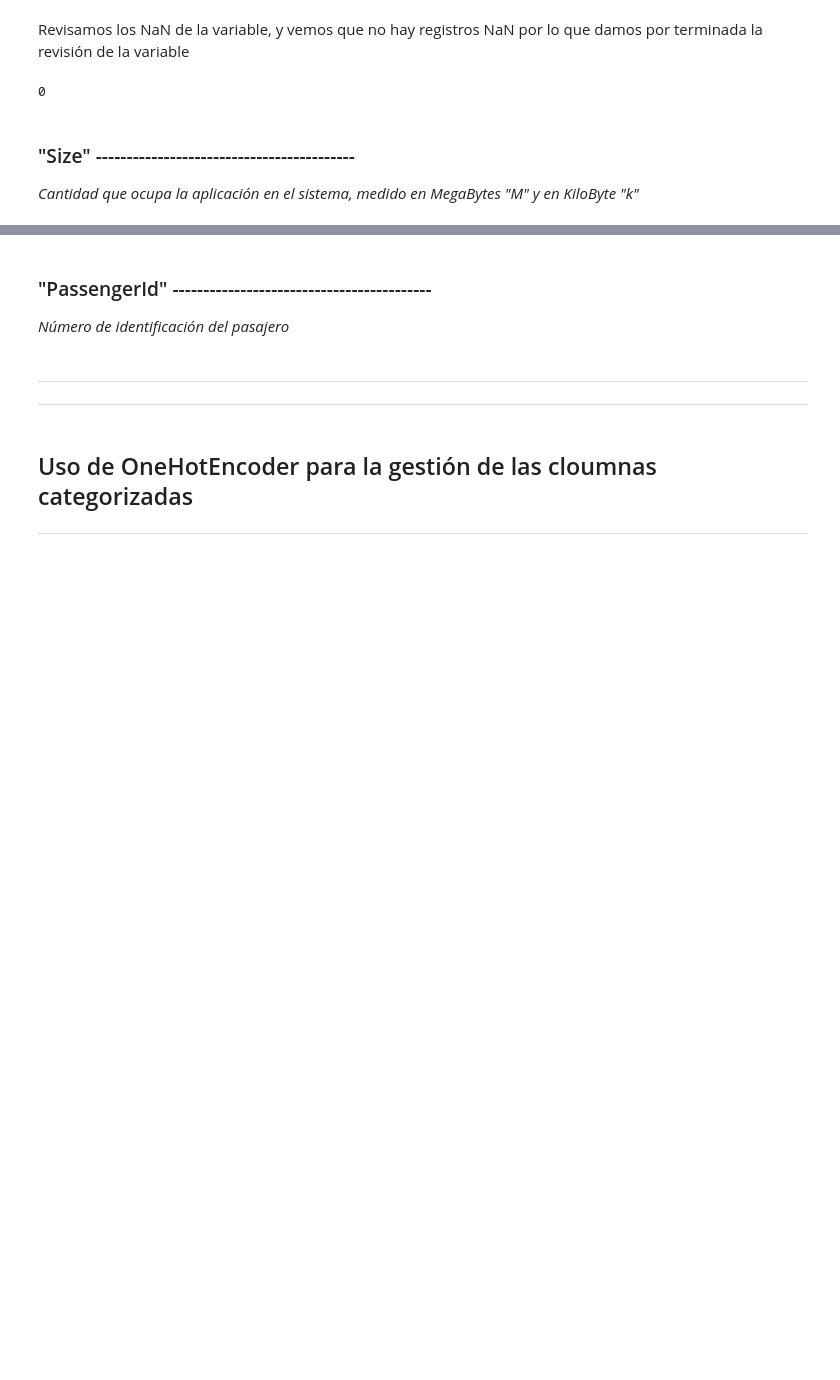
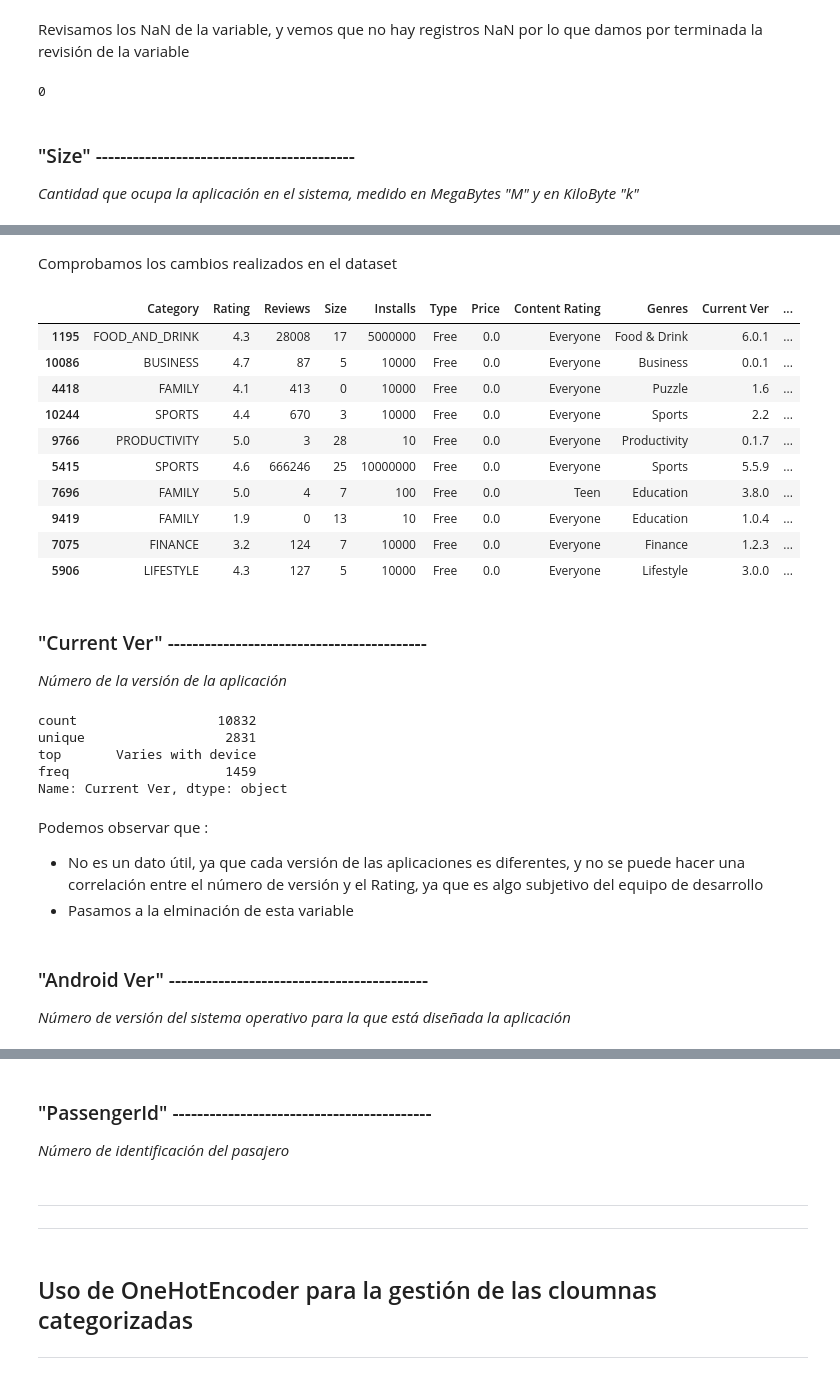
Before and after one commit to RobinGoldwing/golden-ML-GoogleApps, a Jupyter notebook: Google-MultiClas-Ruben.ipynb, the cells around one changed output, grey strips where cells are left out. Saved outputs shown, nothing was run; the diff lists cells and outputs as text; code cells hidden in the pictures; blank space fills up the shorter version.

```diff
--- a/Google-MultiClas-Ruben.ipynb
+++ b/Google-MultiClas-Ruben.ipynb
@@ -437,0 +326,13 @@ KeyError: "['Varies with device'] not found in axis"
+# %%
+# Reemplazamos el caracter 'M' por uno vacio
+google['Size'] = google['Size'].str.replace('M','')
+# Reemplazamos el caracter k por uno vacio y aplicamos un redondeo a la división por 1000 para equipararlo a megabytes
+google['Size'] = google['Size'].apply(lambda x: round(float(x.replace('k',''))/1000,1) if 'k' in x else x)
+# Hallamos la media
+media = google.loc[google['Size'] != 'Varies with device', 'Size'].astype(float).mean()
+# Sustituimos el valor"Varies with device" por la media
+google['Size'] = google['Size'].apply(lambda x: media if x == 'Varies with device' else x)
+# Pasamos el tipo de dato de la variable a Float
+google['Size'] = google['Size'].astype(float)
+# Redondeamos a 1 decimal los valores de la variable
+google['Size'] = google['Size'].round(1)
@@ -437,0 +390,7 @@ KeyError: "['Varies with device'] not found in axis"
+# %%
+# Eliminamos el caracter '+'
+google['Installs'] = google['Installs'].str.replace('+','')
+# Eliminamos el caracter ','
+google['Installs'] = google['Installs'].str.replace(',','')
+# Pasamos el tipo de dato de la variable a Integer
+google['Size'] = google['Size'].astype(int)
@@ -437,0 +477,7 @@ KeyError: "['Varies with device'] not found in axis"
+# %%
+# Eliminamos el caracter '$'
+google['Price'] = google['Price'].str.replace('$','')
+# Pasamos las cantidades a float con 2 decimales
+google['Price'] = google['Price'].apply(lambda x: round(float(x),2))
+# Pasamos el tipo de dato de la variable a Integer
+google['Price'] = google['Price'].astype(float)
@@ -437,0 +592,40 @@ KeyError: "['Varies with device'] not found in axis"
+# %%
+# Pasar la fecha a un tipo de dato que entienda python
+google['Last Updated'] = pd.to_datetime(google['Last Updated'], format='%B %d, %Y')
+# Extraer el año, mes y día para incluirlo en columnas aparte
+# google['day'] = google['Last Updated'].dt.day
+google['month'] = google['Last Updated'].dt.month
+google['year'] = google['Last Updated'].dt.year
+# Eliminación de la columna "Last Updated" para quedarnos únicamente con las nuevas columnas
+google.drop(["Last Updated"],axis=1, inplace=True)
+# %% [markdown]
+Comprobamos los cambios realizados en el dataset
+# %%
+google.sample(10)
+# %% [output]
+|  | Category | Rating | Reviews | Size | Installs | Type | Price | Content Rating | Genres | Current Ver | ... |
+| 1195 | FOOD_AND_DRINK | 4.3 | 28008 | 17 | 5000000 | Free | 0.0 | Everyone | Food & Drink | 6.0.1 | ... |
+| 10086 | BUSINESS | 4.7 | 87 | 5 | 10000 | Free | 0.0 | Everyone | Business | 0.0.1 | ... |
+| 4418 | FAMILY | 4.1 | 413 | 0 | 10000 | Free | 0.0 | Everyone | Puzzle | 1.6 | ... |
+| 10244 | SPORTS | 4.4 | 670 | 3 | 10000 | Free | 0.0 | Everyone | Sports | 2.2 | ... |
+| 9766 | PRODUCTIVITY | 5.0 | 3 | 28 | 10 | Free | 0.0 | Everyone | Productivity | 0.1.7 | ... |
+| 5415 | SPORTS | 4.6 | 666246 | 25 | 10000000 | Free | 0.0 | Everyone | Sports | 5.5.9 | ... |
+| 7696 | FAMILY | 5.0 | 4 | 7 | 100 | Free | 0.0 | Teen | Education | 3.8.0 | ... |
+| 9419 | FAMILY | 1.9 | 0 | 13 | 10 | Free | 0.0 | Everyone | Education | 1.0.4 | ... |
+| 7075 | FINANCE | 3.2 | 124 | 7 | 10000 | Free | 0.0 | Everyone | Finance | 1.2.3 | ... |
+| 5906 | LIFESTYLE | 4.3 | 127 | 5 | 10000 | Free | 0.0 | Everyone | Lifestyle | 3.0.0 | ... |
+# %% [markdown]
+### "Current Ver" ------------------------------------------
+*Número de la versión de la aplicación*
+# %%
+google['Current Ver'].describe()
+# %% [output]
+count                  10832
+unique                  2831
+top       Varies with device
+freq                    1459
+Name: Current Ver, dtype: object
+# %% [markdown]
+Podemos observar que :
+- No es un dato útil, ya que cada versión de las aplicaciones es diferentes, y no se puede hacer una correlación entre el número de versión y el Rating, ya que es algo subjetivo del equipo de desarrollo
+- Pasamos a la elminación de esta variable
@@ -437,0 +634,3 @@ KeyError: "['Varies with device'] not found in axis"
+# %% [markdown]
+### "Android Ver" ------------------------------------------
+*Número de versión del sistema operativo para la que está diseñada la aplicación*
```
Also changed, not shown: parts of 51 cells of this notebook.
